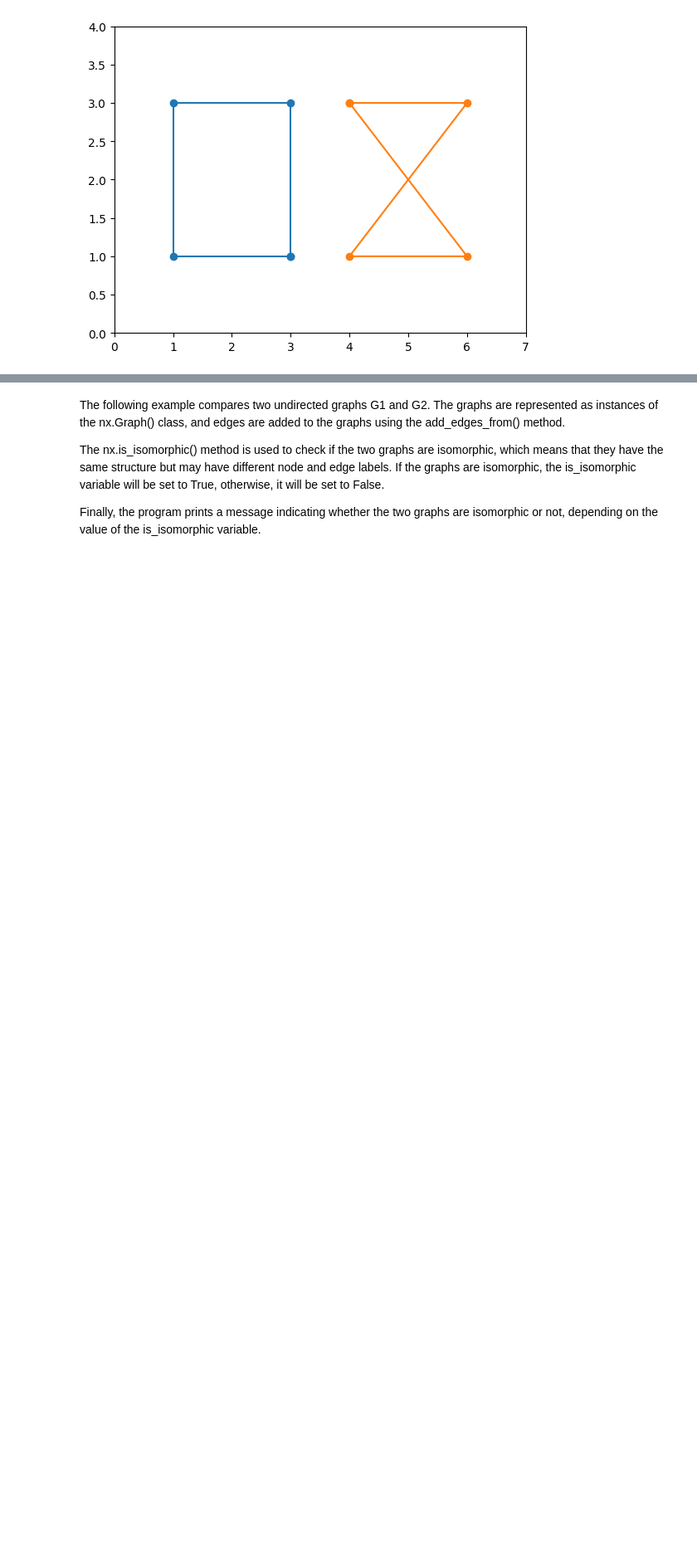
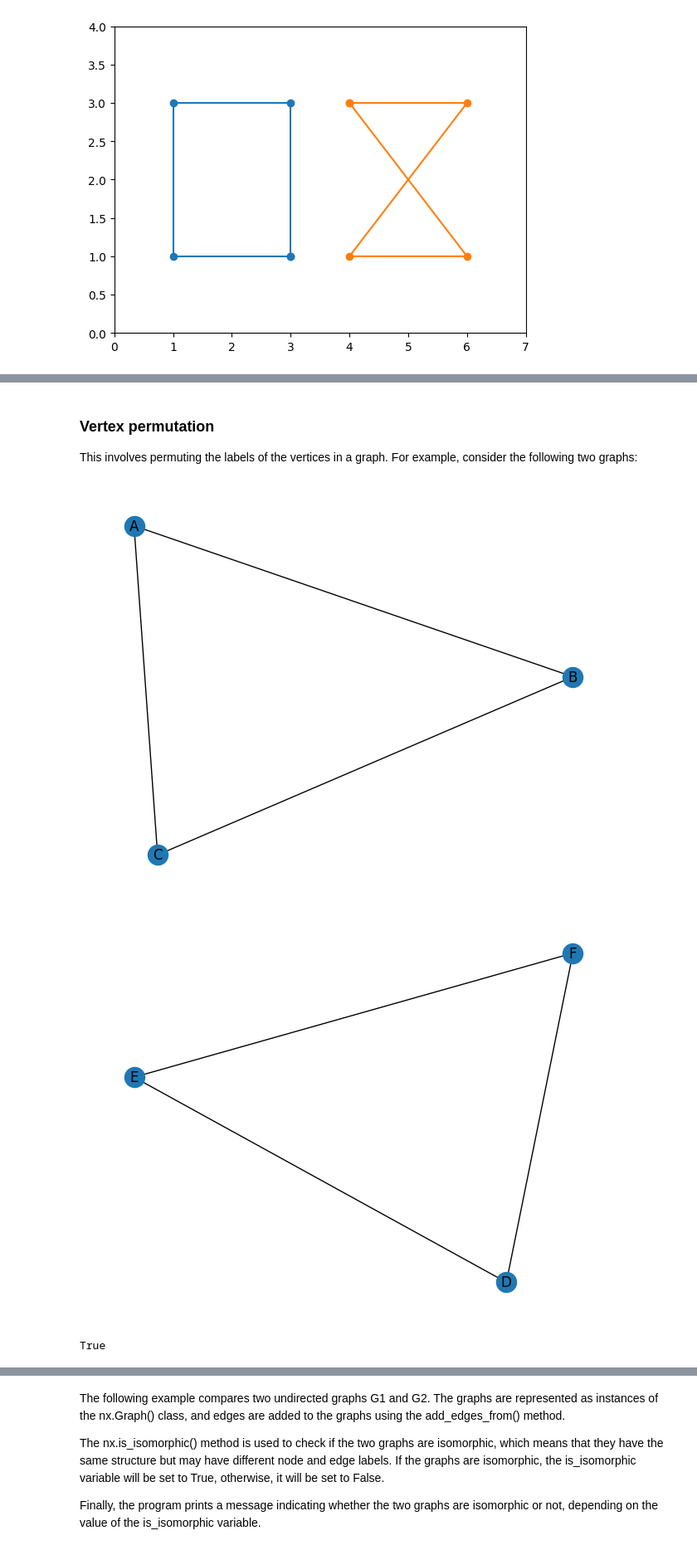
Before and after one commit to PieroniJV/graph_isomorphism_project, a Jupyter notebook: graph_isomorphism.ipynb, the cells around one changed output, grey strips where cells are left out. Shown at 83% size. Saved outputs shown, nothing was run; the diff lists cells and outputs as text; code cells hidden in the pictures; blank space fills up the shorter version.

Commit message:
Added permutation and more explanations in the index as well as improvements to the overall layout of the notebook

```diff
--- a/graph_isomorphism.ipynb
+++ b/graph_isomorphism.ipynb
@@ -97,0 +123,29 @@ plt.show()
+# %% [markdown]
+### Vertex permutation
+
+This involves permuting the labels of the vertices in a graph. For example, consider the following two graphs:
+# %%
+# Define Graph 1
+G1 = nx.Graph()
+G1.add_nodes_from(['A', 'B', 'C'])
+G1.add_edges_from([('A', 'B'), ('A', 'C'), ('B', 'C')])
+
+# Define Graph 2
+G2 = nx.Graph()
+G2.add_nodes_from(['D', 'E', 'F'])
+G2.add_edges_from([('D', 'E'), ('E', 'F'), ('F', 'D')])
+
+# Draw Graph 1
+nx.draw(G1, with_labels=True)
+plt.show()
+
+# Draw Graph 2
+nx.draw(G2, with_labels=True)
+plt.show()
+
+# Check if the graphs are isomorphic
+print(nx.is_isomorphic(G1, G2))
+# %% [output]
+[figure, added]
+[figure, added]
+True
```
Also changed, not shown: parts of 28 cells of this notebook, 1 other file.
